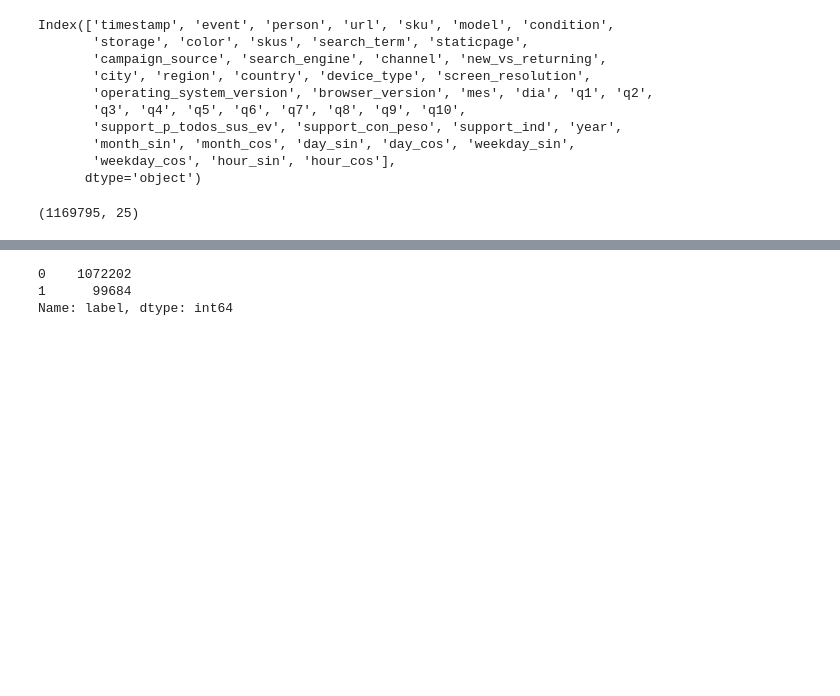
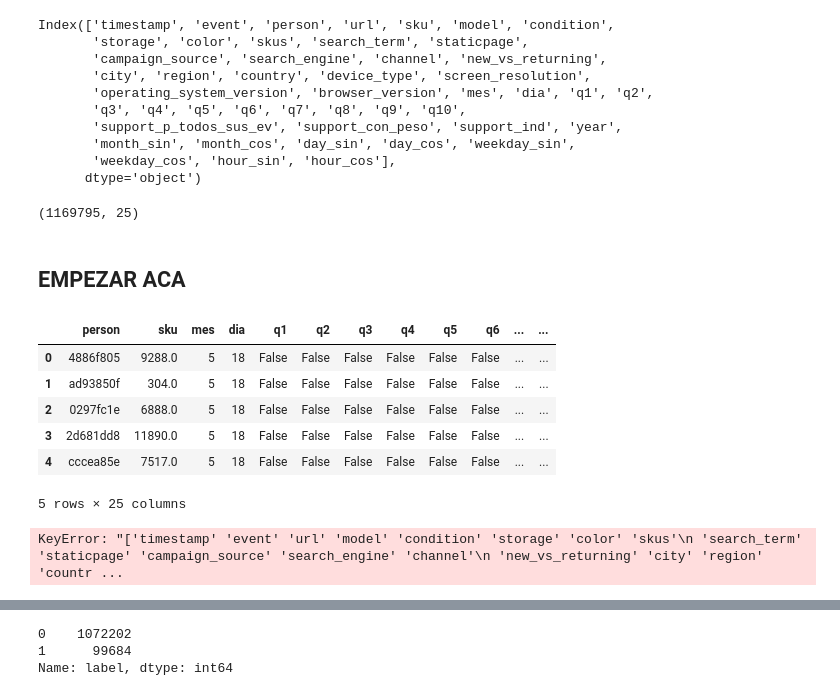
Before and after one commit to rozanecm/7506_ml, a Jupyter notebook: mikiTryXGBoost.ipynb, the cells around one changed output, grey strips where cells are left out. Drawn from its saved outputs; the diff is of its cells as text; code cells hidden in the pictures; blank space fills up the shorter version.

```diff
--- a/mikiTryXGBoost.ipynb
+++ b/mikiTryXGBoost.ipynb
@@ -784,3 +784,5 @@ to_predict_num = to_predict[['sku', 'mes', 'dia', 'q1', 'q2',
 to_predict_num.shape
 # %% [output]
 (1169795, 25)
+# %% [markdown]
+## EMPEZAR ACA
@@ -786,0 +791,21 @@ to_predict_num.shape
+# %%
+#Leo el csv events
+events_df = pd.read_csv('/home/miki_mustard/Desktop/Facultad/Datos/TP2/events_with_features.csv', low_memory=False)
+# %%
+events_df.head()
+# %% [output]
+|  | person | sku | mes | dia | q1 | q2 | q3 | q4 | q5 | q6 | ... | ... |
+| 0 | 4886f805 | 9288.0 | 5 | 18 | False | False | False | False | False | False | ... | ... |
+| 1 | ad93850f | 304.0 | 5 | 18 | False | False | False | False | False | False | ... | ... |
+| 2 | 0297fc1e | 6888.0 | 5 | 18 | False | False | False | False | False | False | ... | ... |
+| 3 | 2d681dd8 | 11890.0 | 5 | 18 | False | False | False | False | False | False | ... | ... |
+| 4 | cccea85e | 7517.0 | 5 | 18 | False | False | False | False | False | False | ... | ... |
+5 rows × 25 columns
+# %%
+events_df = events_df.drop(columns=['timestamp', 'event', 'url', 'model', 'condition',
+       'storage', 'color', 'skus', 'search_term', 'staticpage',
+       'campaign_source', 'search_engine', 'channel', 'new_vs_returning',
+       'city', 'region', 'country', 'device_type', 'screen_resolution',
+       'operating_system_version', 'browser_version'])
+# %% [output]
+KeyError: "['timestamp' 'event' 'url' 'model' 'condition' 'storage' 'color' 'skus'\n 'search_term' 'staticpage' 'campaign_source' 'search_engine' 'channel'\n 'new_vs_returning' 'city' 'region' 'countr ...
```
Also changed, not shown: parts of 15 cells of this notebook, 1 other file.
